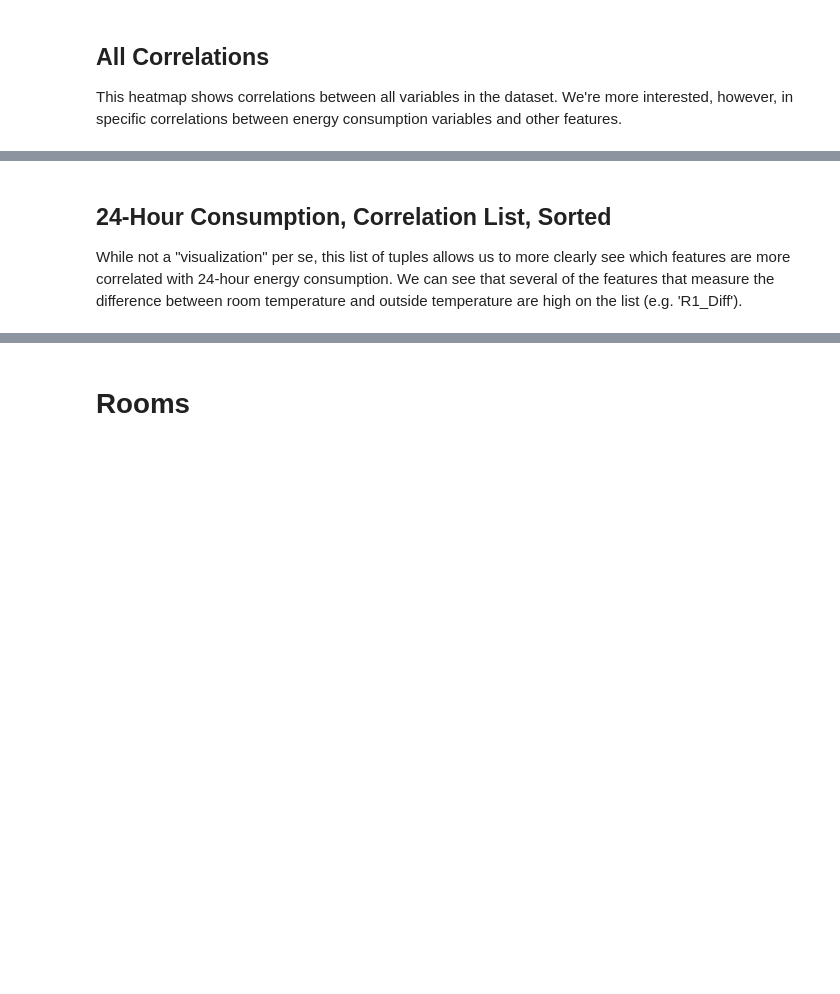
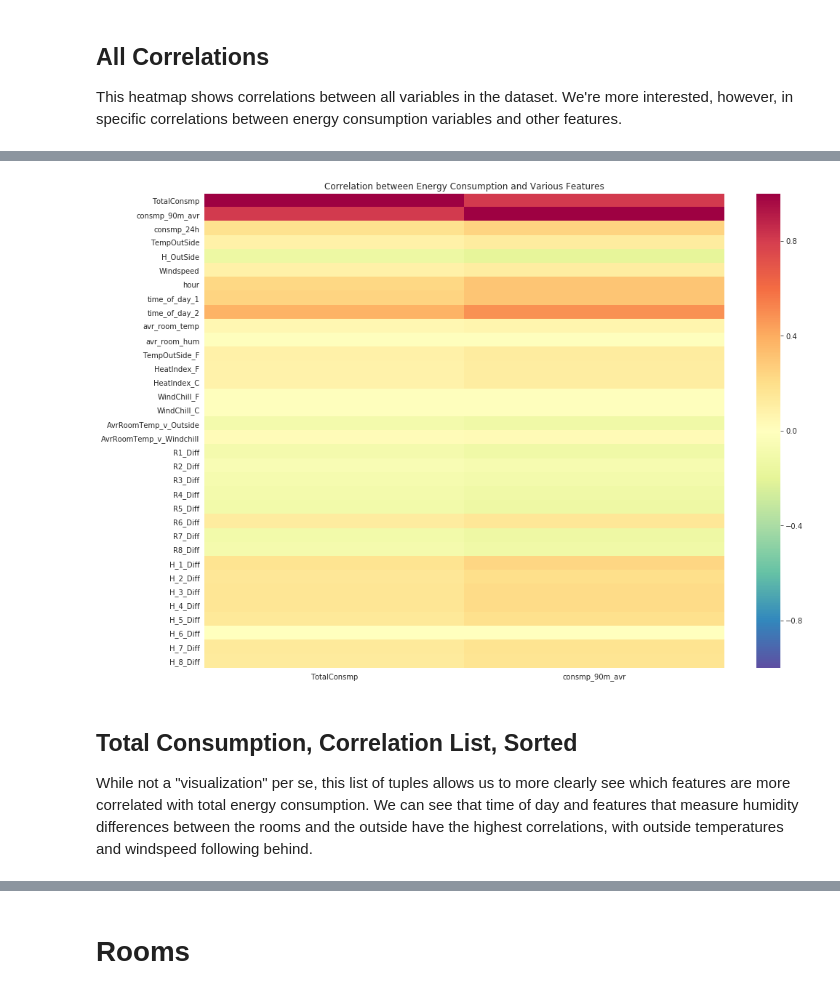
Before and after one commit to hjhuney/Energy-Consumption, a Jupyter notebook: energy_usage_analysis.ipynb, the cells around one changed output, grey strips where cells are left out. Cells and saved outputs as stored; diff of their text form; code cells hidden in the pictures; blank space fills up the shorter version.

```diff
--- a/energy_usage_analysis.ipynb
+++ b/energy_usage_analysis.ipynb
@@ -434,4 +514,14 @@ sns.heatmap(corr1.iloc[:,0:3], vmin=-1, vmax=1,
+# %%
+# correlations for all consumtpion variables
+corr4 = corr_df2.corr()
+plt.figure(figsize = (16,12))
+sns.heatmap(corr4.iloc[:,0:2], vmin=-1, vmax=1,
+            xticklabels=corr4.iloc[:,0:2].columns.values,
+            yticklabels=corr4.columns.values, cmap='Spectral_r')
+plt.title('Correlation between Energy Consumption and Various Features');
+# %% [output]
+[figure, added]
 # %% [markdown]
-## 24-Hour Consumption, Correlation List, Sorted
+## Total Consumption, Correlation List, Sorted
 
-While not a "visualization" per se, this list of tuples allows us to more clearly see which features are more correlated with 24-hour energy consumption. We can see that several of the features that measure the difference between room temperature and outside temperature are high on the list (e.g. 'R1_Diff').
+While not a "visualization" per se, this list of tuples allows us to more clearly see which features are more correlated with total energy consumption. We can see that time of day and features that measure humidity differences between the rooms and the outside have the highest correlations, with outside temperatures and windspeed following behind.
```
Also changed, not shown: parts of 59 cells of this notebook.
